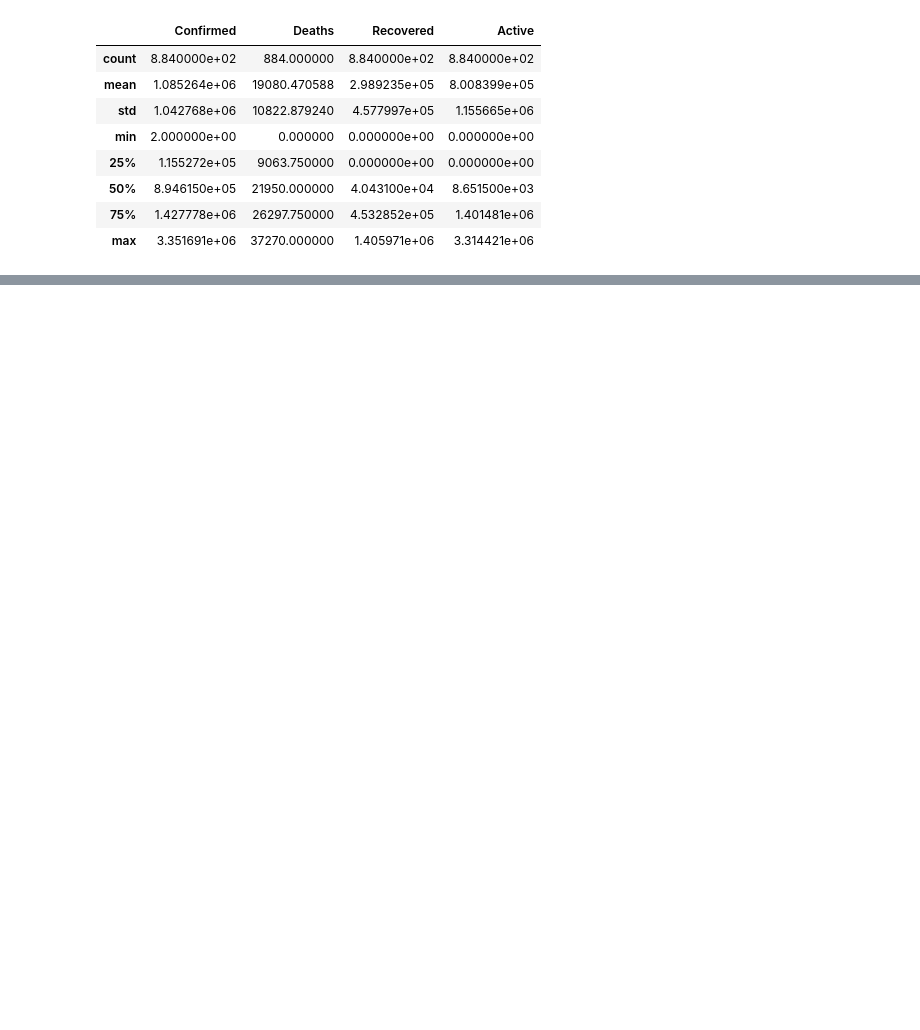
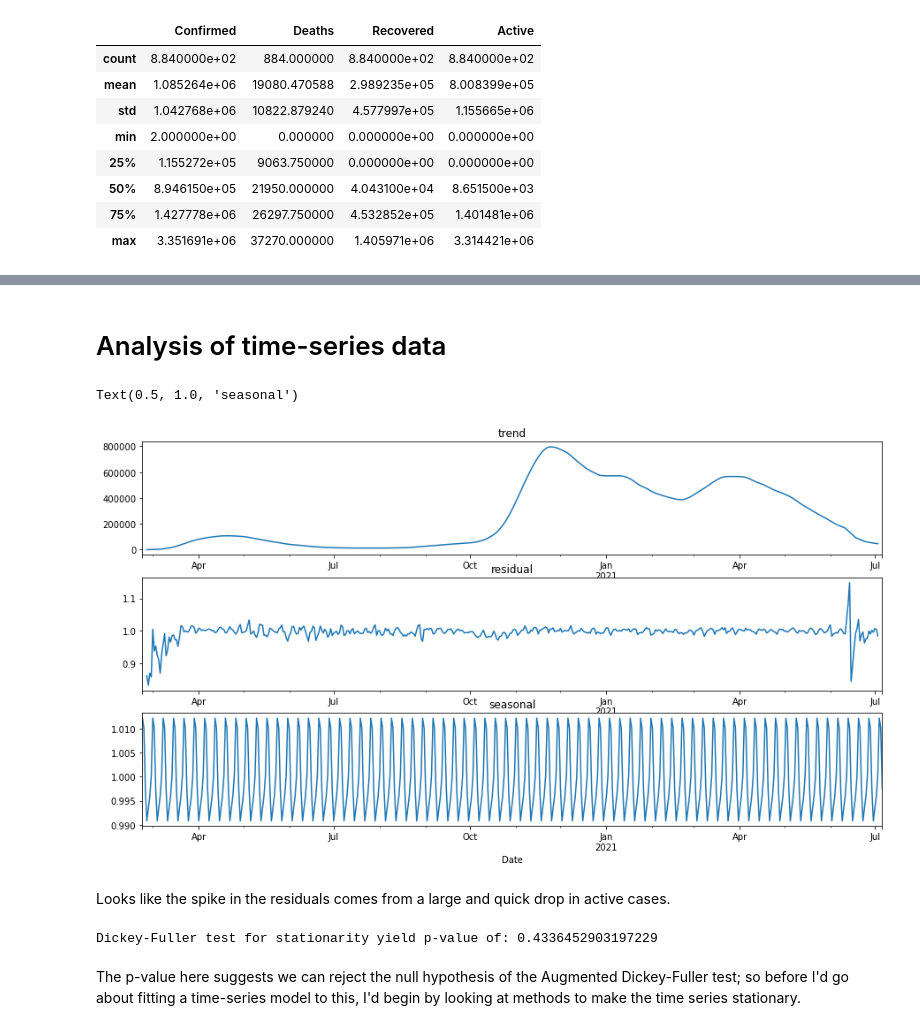
Before and after one commit to LukeAC/covid-analysis, a Jupyter notebook: COVID-EDA.ipynb, the cells around one changed output, grey strips where cells are left out. Cells and saved outputs as stored; diff of their text form; code cells hidden in the pictures; blank space fills up the shorter version.

Commit message:
feat: complete basic eda. set up adfuller test.

```diff
--- a/COVID-EDA.ipynb
+++ b/COVID-EDA.ipynb
@@ -58,3 +70,46 @@ X, y = df["Date"], df["Active"]  # choose simple expl/resp vars
+# %% [markdown]
+# Analysis of time-series data
+# %%
+# Let's look more closely at Italy's Active COVID cases
+
+italy_active_cases = get_data(country="Italy", threshold=THRESHOLD, first_n_days=TRAIN_SIZE + PRED_WINDOW)
+train_data = italy_active_cases.iloc[:TRAIN_SIZE][['Active']]
+test_data = italy_active_cases.iloc[-PRED_WINDOW:][['Active']]
+
+# sanity check to make sure nothing is going wrong with splitting
+assert len(italy_active_cases) == len(train_data) + len(test_data)
+
+train_data.freq, test_data.freq = pd.infer_freq(train_data), pd.infer_freq(test_data)
+# %%
+# Model selection/diagnostic
+import pandas as pd
+
+x = seasonal_decompose(train_data, model="multiplicative")
+fig, (ax1,ax2,ax3) = plt.subplots(3,1, figsize=(15,8))
+
+x.trend.plot(ax=ax1)
+x.resid.plot(ax=ax2)
+x.seasonal.plot(ax=ax3)
+
+ax1.set_title('trend')
+ax2.set_title('residual')
+ax3.set_title('seasonal')
+# %% [output]
+Text(0.5, 1.0, 'seasonal')
+[figure, added]
+# %% [markdown]
+Looks like the spike in the residuals comes from a large and quick drop in active cases.
+# %%
+from statsmodels.tsa.stattools import adfuller
+
+DF_test = adfuller(train_data)
+DF_pvalue = DF_test[1]
+
+print(f"Dickey-Fuller test for stationarity yield p-value of: {DF_pvalue}")
+# %% [output]
+Dickey-Fuller test for stationarity yield p-value of: 0.4336452903197229
+# %% [markdown]
+The p-value here suggests we can reject the null hypothesis of the Augmented Dickey-Fuller test; so before I'd go about fitting a time-series model to this, I'd begin by looking at methods to make the time series stationary.
 # %%
 # Train/fit
 # %%
```
Also changed, not shown: parts of 12 cells of this notebook, 4 other files.
